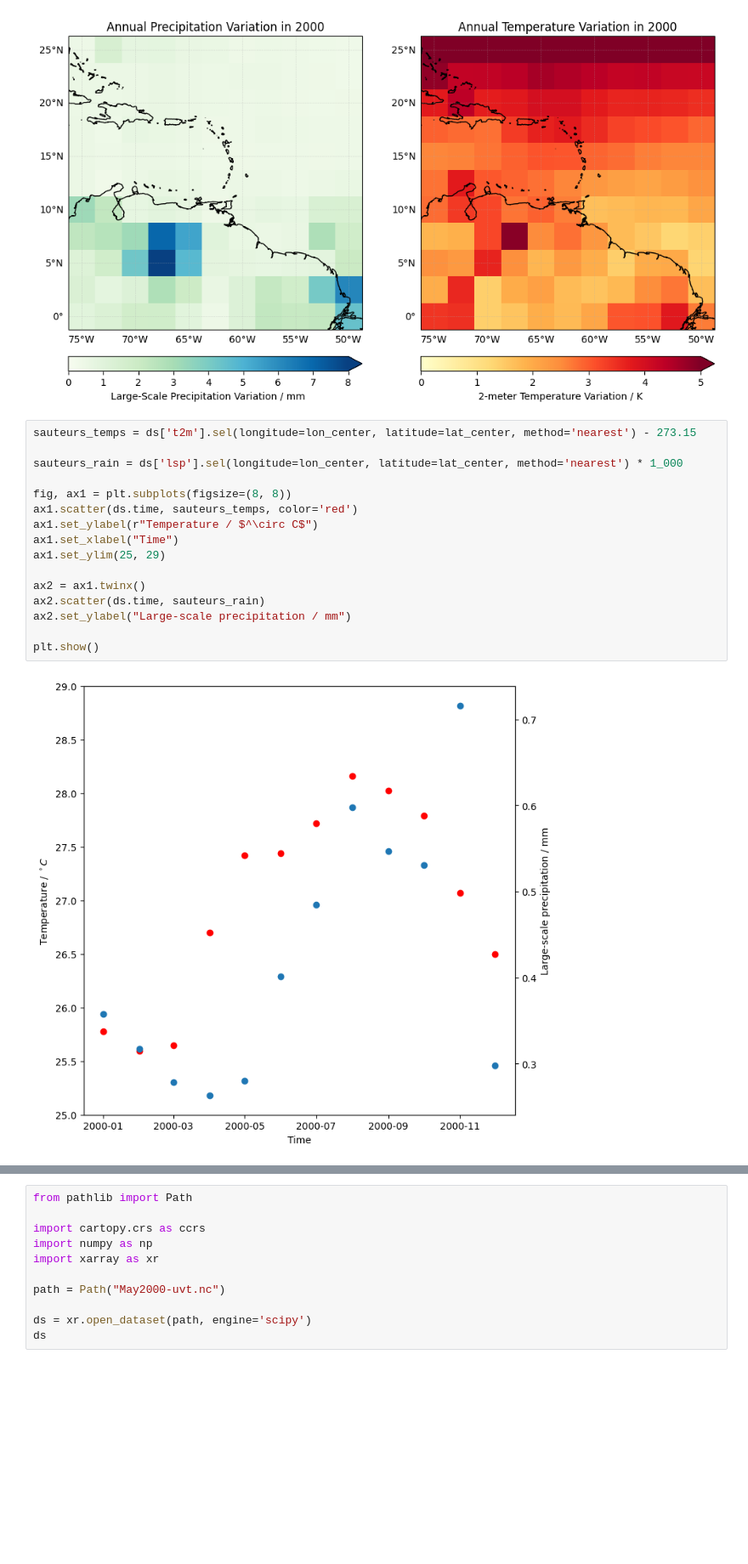
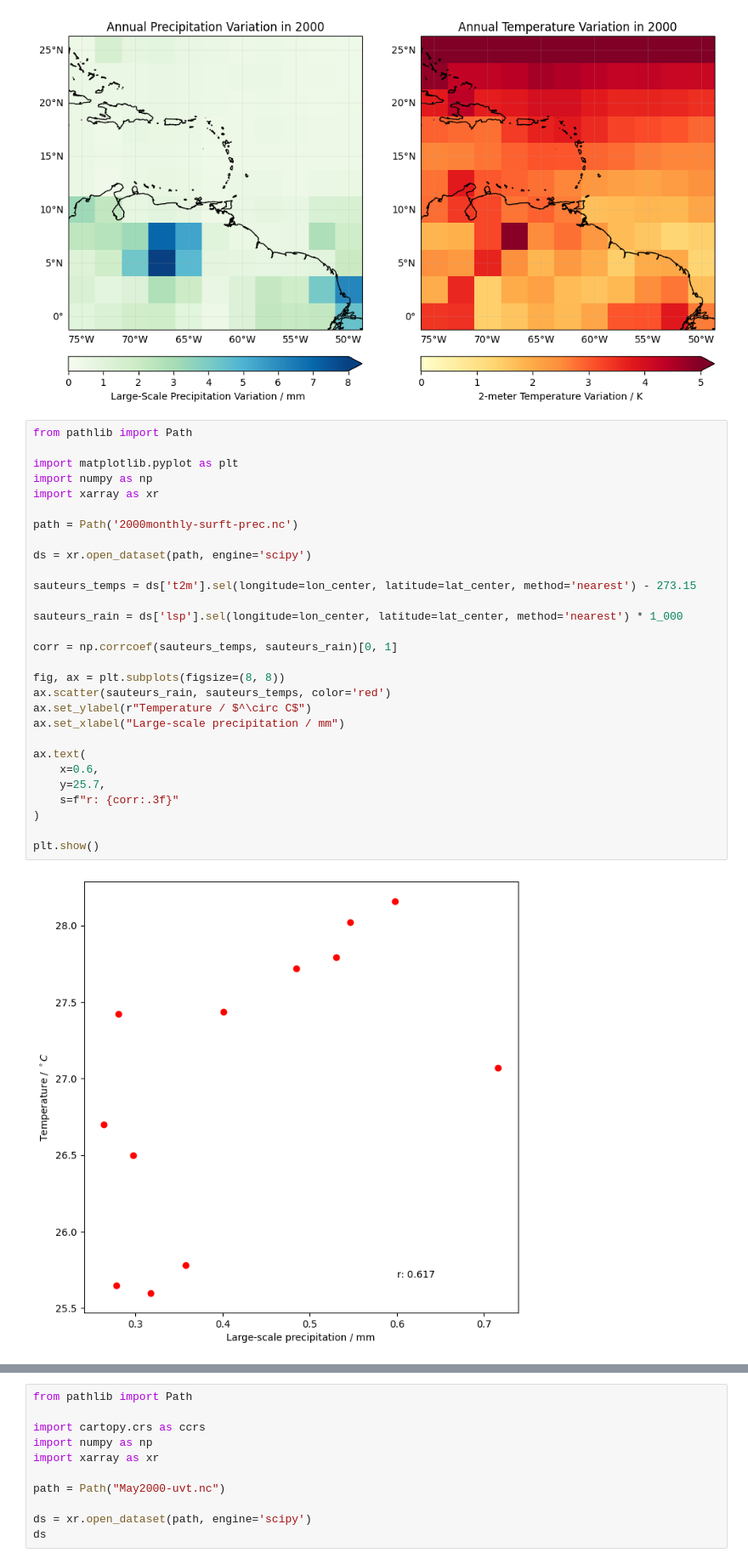
Before and after one commit to ChaPop870/63-527-Data-Analysis-of-Atm-and-Oce-using-Python-Labs, a Jupyter notebook: Lab-Report-2/Lab 3.ipynb, the cells around one changed output, grey strips where cells are left out. Shown at 85% size. Drawn from its saved outputs; the diff is of its cells as text; blank space fills up the shorter version.

```diff
--- a/Lab-Report-2/Lab 3.ipynb
+++ b/Lab-Report-2/Lab 3.ipynb
@@ -205,23 +208,36 @@ plt.show()
 # %% [output]
 [figure]
 # %%
+from pathlib import Path
+
+import matplotlib.pyplot as plt
+import numpy as np
+import xarray as xr
+
+path = Path('2000monthly-surft-prec.nc')
+
+ds = xr.open_dataset(path, engine='scipy')
+
 sauteurs_temps = ds['t2m'].sel(longitude=lon_center, latitude=lat_center, method='nearest') - 273.15
 
 sauteurs_rain = ds['lsp'].sel(longitude=lon_center, latitude=lat_center, method='nearest') * 1_000
 
-fig, ax1 = plt.subplots(figsize=(8, 8))
-ax1.scatter(ds.time, sauteurs_temps, color='red')
-ax1.set_ylabel(r"Temperature / $^\circ C$")
-ax1.set_xlabel("Time")
-ax1.set_ylim(25, 29)
+corr = np.corrcoef(sauteurs_temps, sauteurs_rain)[0, 1]
 
-ax2 = ax1.twinx()
-ax2.scatter(ds.time, sauteurs_rain)
-ax2.set_ylabel("Large-scale precipitation / mm")
+fig, ax = plt.subplots(figsize=(8, 8))
+ax.scatter(sauteurs_rain, sauteurs_temps, color='red')
+ax.set_ylabel(r"Temperature / $^\circ C$")
+ax.set_xlabel("Large-scale precipitation / mm")
+
+ax.text(
+    x=0.6,
+    y=25.7,
+    s=f"r: {corr:.3f}"
+)
 
 plt.show()
 # %% [output]
-[figure, old version]
+[figure, new version]
 # %% [markdown]
 ![image.png](attachment:f16ada4c-79ab-45a0-9383-e6ff7b86d3dc.png)
 # %%
```
Also changed, not shown: parts of 6 cells of this notebook.
